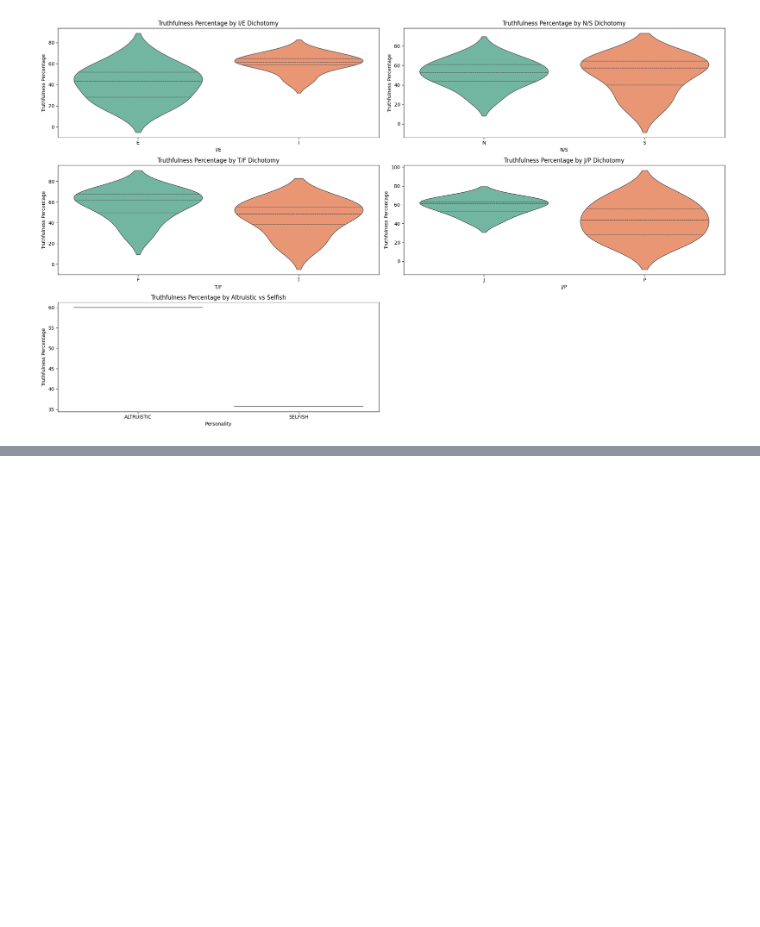
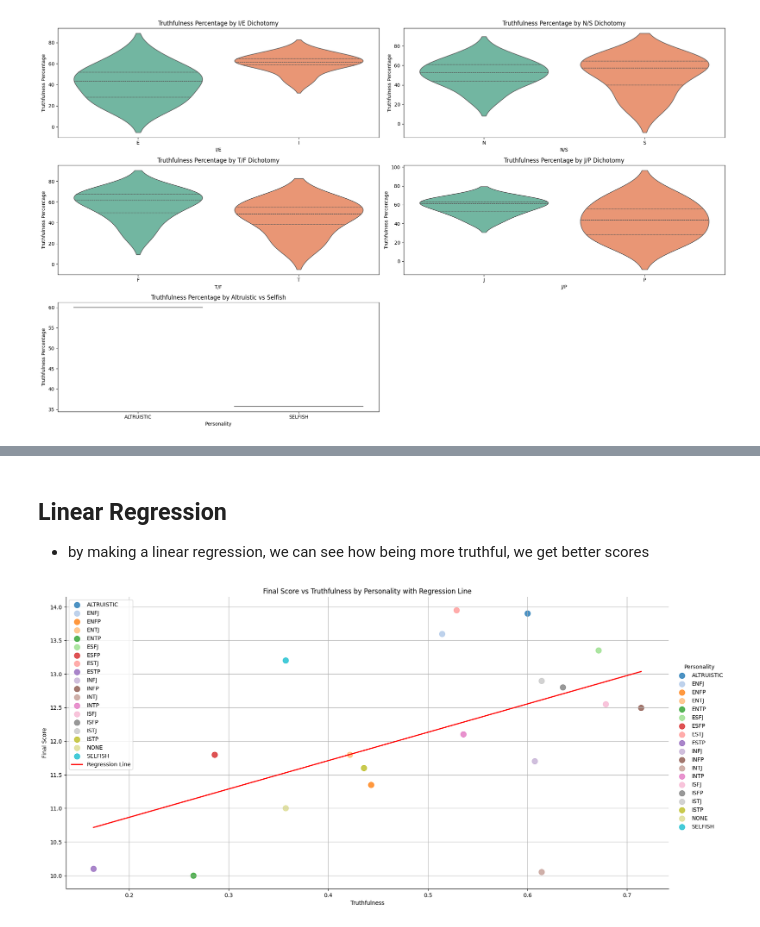
Before and after one commit to mathislindner/Multi-Agent-LLM-Game-Theory, a Jupyter notebook: plot_results.ipynb, the cells around one changed output, grey strips where cells are left out. Saved outputs shown, nothing was run; the diff lists cells and outputs as text; code cells hidden in the pictures; blank space fills up the shorter version.

```diff
--- a/plot_results.ipynb
+++ b/plot_results.ipynb
@@ -351,0 +376,37 @@ Name: count, dtype: int64
+# %%
+def calculate_how_truthfull(list_bools):
+    return sum(list_bools) / len(list_bools)
+
+# Extract the last value of cumulative scores and truthfulness for each agent
+df['agent_1_final_score'] = df['agent_1_cumulative_scores'].apply(lambda x: x[-1])
+df['agent_2_final_score'] = df['agent_2_cumulative_scores'].apply(lambda x: x[-1])
+df['agent_1_final_truthfulness'] = df['truthful_agent_1'].apply(lambda x: calculate_how_truthfull(x))
+df['agent_2_final_truthfulness'] = df['truthful_agent_2'].apply(lambda x: calculate_how_truthfull(x))
+
+# Create a new DataFrame to store the correlation data
+correlation_data = []
+
+# Iterate through the dataframe and collect the necessary data
+for i, row in df.iterrows():
+    correlation_data.append({
+        'Personality': row['personality_1'],
+        'Final Score': row['agent_1_final_score'],
+        'Truthfulness': row['agent_1_final_truthfulness']
+    })
+    correlation_data.append({
+        'Personality': row['personality_2'],
+        'Final Score': row['agent_2_final_score'],
+        'Truthfulness': row['agent_2_final_truthfulness']
+    })
+
+# Create a DataFrame from the correlation data
+correlation_df = pd.DataFrame(correlation_data)
+correlation_df_groups = correlation_df.groupby('Personality').mean().reset_index()
+
+from sklearn import linear_model
+
+reg = linear_model.LinearRegression()
+reg.fit(correlation_df_groups[['Truthfulness']], correlation_df_groups[['Final Score']])
+
+correlation_df_groups['Predicted Final Score'] = reg.predict(correlation_df_groups[['Truthfulness']])
+correlation_df_groups
@@ -351,0 +431,13 @@ Name: count, dtype: int64
+# %% [markdown]
+## Linear Regression
+- by making a linear regression, we can see how being more truthful, we get better scores
+# %%
+sns.lmplot(data=correlation_df_groups, x='Truthfulness', y='Final Score', hue='Personality', aspect=2, height=8, markers='o', palette='tab20', ci=None, scatter_kws={'s': 100})
+sns.lineplot(x=correlation_df_groups['Truthfulness'], y=correlation_df_groups['Predicted Final Score'], color='red', linewidth=2, label='Regression Line')
+plt.title('Final Score vs Truthfulness by Personality with Regression Line')
+plt.xlabel('Truthfulness')
+plt.ylabel('Final Score')
+plt.grid(True)
+plt.show()
+# %% [output]
+[figure, added]
```
Also changed, not shown: parts of 16 cells of this notebook.
